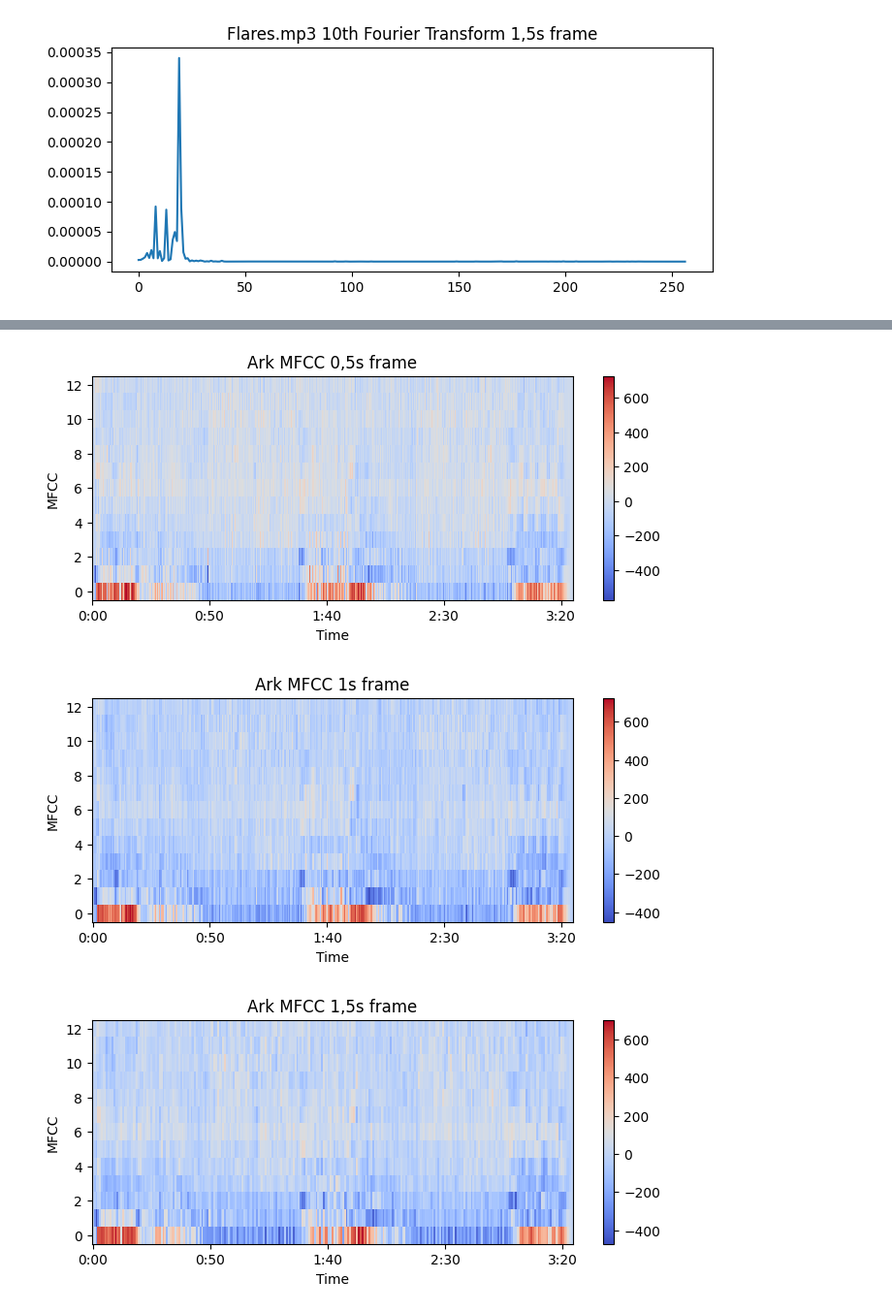
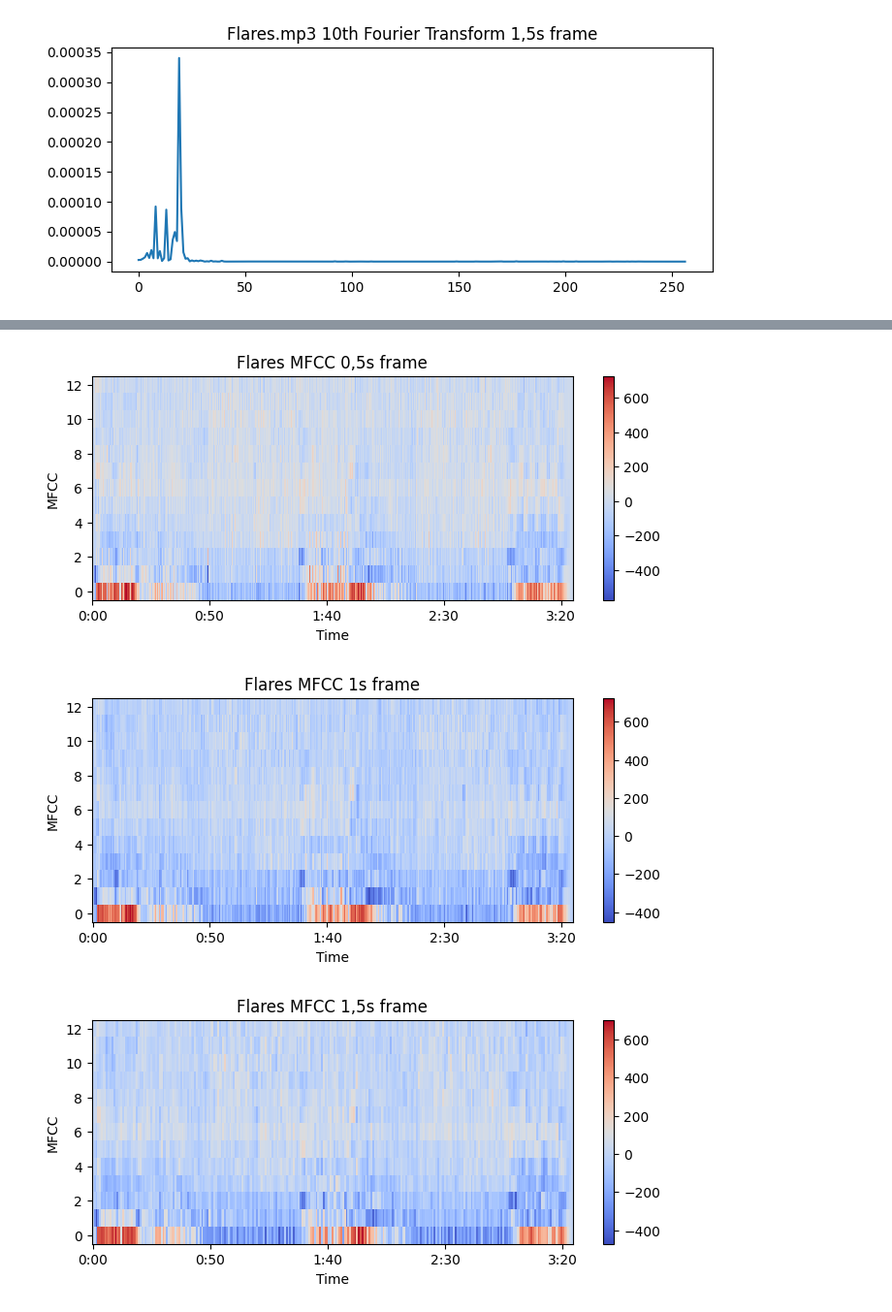
Before and after one commit to gdapriana/audiomatch, a Jupyter notebook: random/visualize.ipynb, the cells around one changed output, grey strips where cells are left out. Shown: that part at 97% size. Drawn from its saved outputs; the diff is of its cells as text; code cells hidden in the pictures.

```diff
--- a/random/visualize.ipynb
+++ b/random/visualize.ipynb
@@ -124,8 +124,8 @@ visualize_spectrogram(y_spec=log_spec_signal_15.T, parameters=params_15, title="
 # %%
-visualize_mfcc(y_spec=features_05.T, parameters=params_05, title="Ark MFCC 0,5s frame")
-visualize_mfcc(y_spec=features_10.T, parameters=params_10, title="Ark MFCC 1s frame")
-visualize_mfcc(y_spec=features_15.T, parameters=params_15, title="Ark MFCC 1,5s frame")
+visualize_mfcc(y_spec=features_05.T, parameters=params_05, title="Flares MFCC 0,5s frame")
+visualize_mfcc(y_spec=features_10.T, parameters=params_10, title="Flares MFCC 1s frame")
+visualize_mfcc(y_spec=features_15.T, parameters=params_15, title="Flares MFCC 1,5s frame")
 # %% [output]
-[figure, old version]
+[figure, new version]
-[figure, old version]
+[figure, new version]
-[figure, old version]
+[figure, new version]
```
Also changed, not shown: parts of 1 cell of this notebook, 2 other files.
